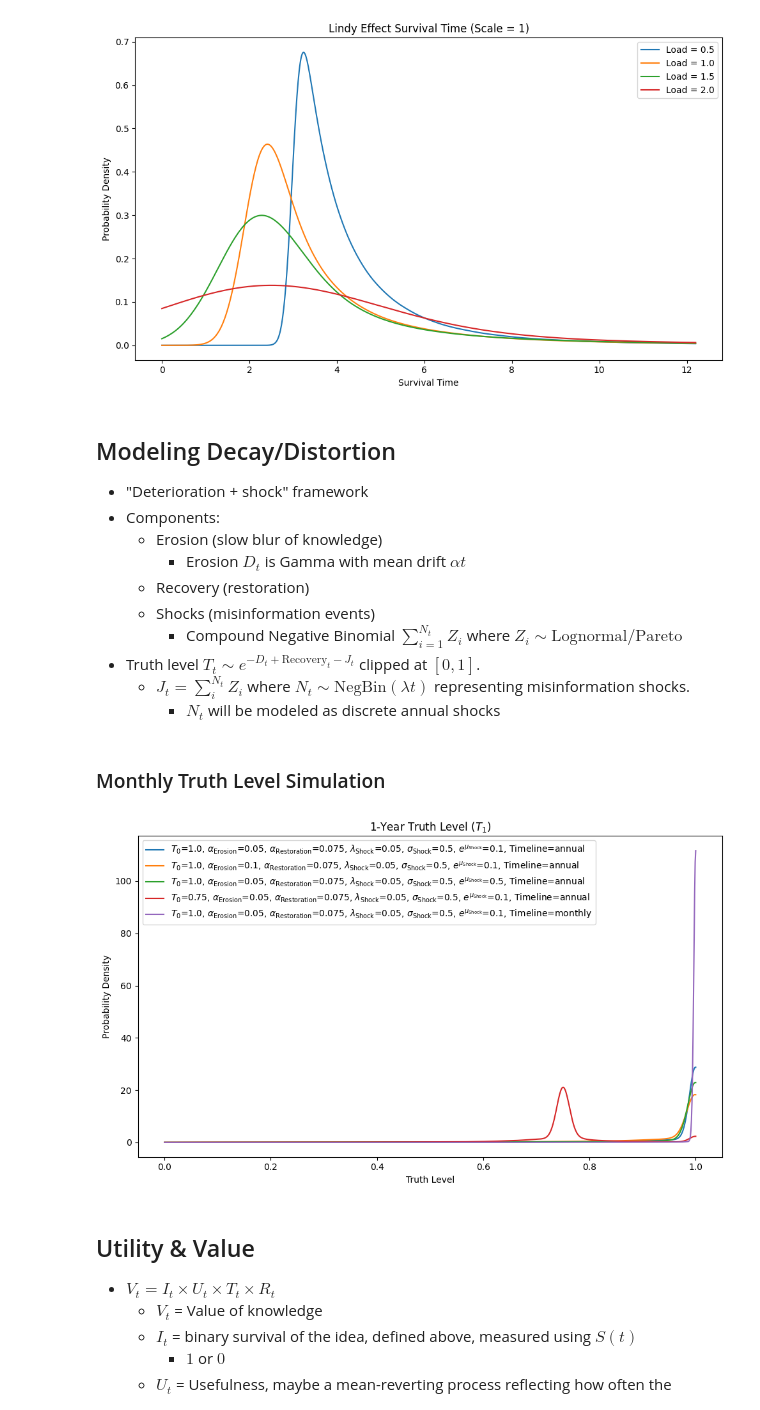
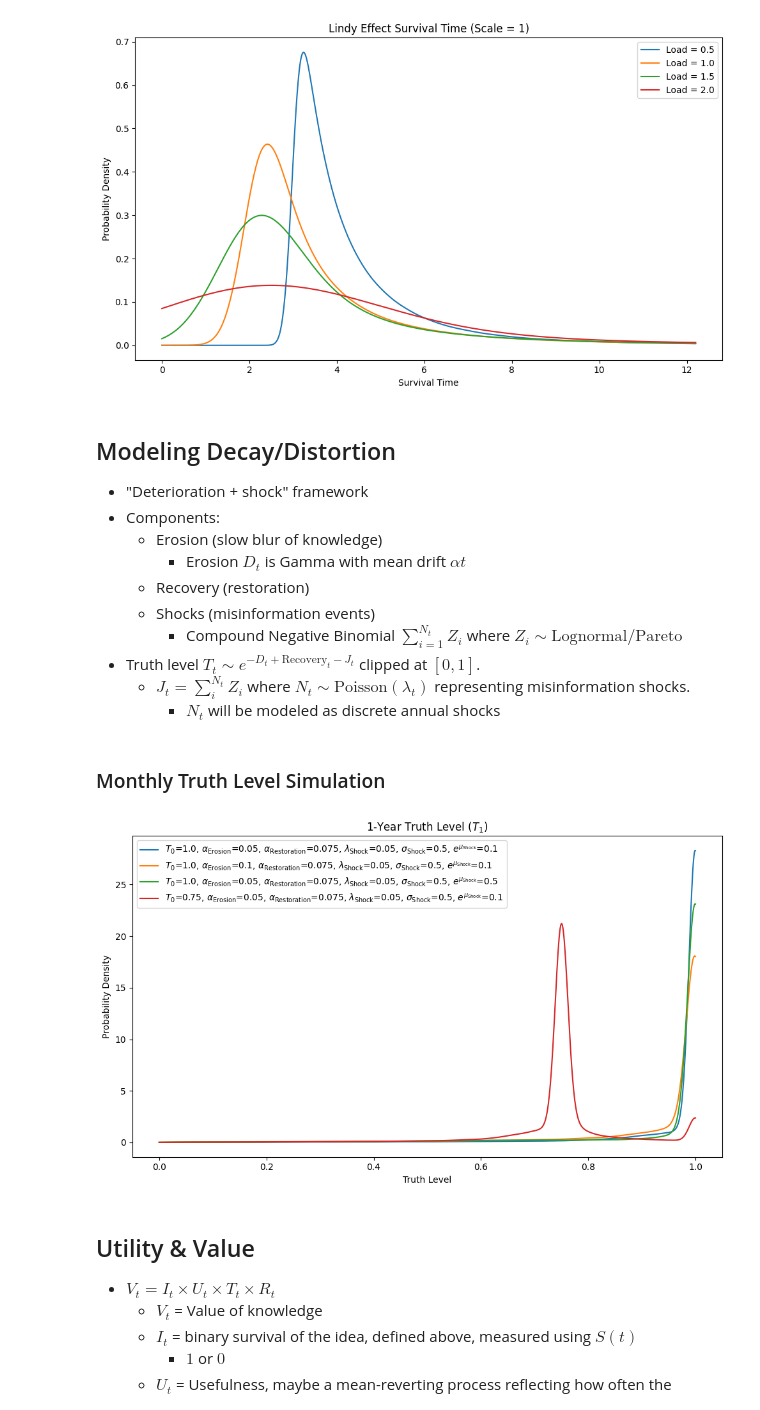
Before and after one commit to AlexFiliakov/knowledge-pricing, a Jupyter notebook: 1. Survival Model.ipynb, the cells around one changed output. Cells and saved outputs as stored; diff of their text form; code cells hidden in the pictures.

```diff
--- a/1. Survival Model.ipynb
+++ b/1. Survival Model.ipynb
@@ -76,7 +76,7 @@ plt.show()
   - Shocks (misinformation events)
     - Compound Negative Binomial $\sum_{i=1}^{N_t}Z_i$ where $Z_i \sim \text{Lognormal/Pareto}$
 - Truth level $T_t \sim e^{-D_t+\text{Recovery}_t-J_t}$ clipped at $[0, 1]$.
-  - $J_t=\sum_i^{N_t} Z_i$ where $N_t\sim \text{NegBin}(\lambda t)$ representing misinformation shocks.
+  - $J_t=\sum_i^{N_t} Z_i$ where $N_t\sim \text{Poisson}(\lambda_t)$ representing misinformation shocks.
     - $N_t$ will be modeled as discrete annual shocks
 # %% [markdown]
 ### Monthly Truth Level Simulation
@@ -196,36 +196,37 @@ def sim_truth_level(
         return truth_level
     else:
         raise ValueError("Timeline must be either 'annual' or 'monthly'.")
 
 
 n_sims = 100_000
 
 truth_params_list = [(1.0, 0.05, 0.075, 0.05, 0.5, 0.1, 'annual'),
                     (1.00, 0.10, 0.075, 0.05, 0.5, 0.1, 'annual'),
                     (1.00, 0.05, 0.075, 0.05, 0.5, 0.5, 'annual'),
                     (0.75, 0.05, 0.075, 0.05, 0.5, 0.1, 'annual'),
-                    (1.00, 0.05, 0.075, 0.05, 0.5, 0.1, 'monthly')]
+                    #(1.00, 0.05, 0.075, 0.05, 0.5, 0.1, 'monthly')
+                    ]
 
 # Simulate Truth Level
 truth_level_sims = [sim_truth_level(*params, n_sims=n_sims)
                     for params in truth_params_list]
 truth_level_kde_list = [stats.gaussian_kde(sim) for sim in truth_level_sims]
 
 # Plot the Truth Level simulation data
 plt.figure(figsize=(10, 6))
 x = np.linspace(0.0, 1.0, 1000)
 for idx, truth_level_dist in enumerate(truth_level_kde_list):
     param_label = ", ".join([f'{truth_level_params[param]}={truth_params_list[idx][param]}' for param in range(
-        len(truth_params_list[idx]))])
+        len(truth_params_list[idx]) - 1)])
     plt.plot(x, truth_level_dist(x), label=param_label)
 plt.legend(loc='best')
 plt.title('1-Year Truth Level ($T_1$)')
 plt.xlabel('Truth Level')
 plt.ylabel('Probability Density')
 plt.tight_layout()
 plt.show()
 # %% [output]
-[figure, old version]
+[figure, new version]
 # %% [markdown]
 ## Utility & Value
 - $V_t=I_t\times U_t\times T_t\times R_t$
```
Also changed, not shown: parts of 11 cells of this notebook, 1 other file.
